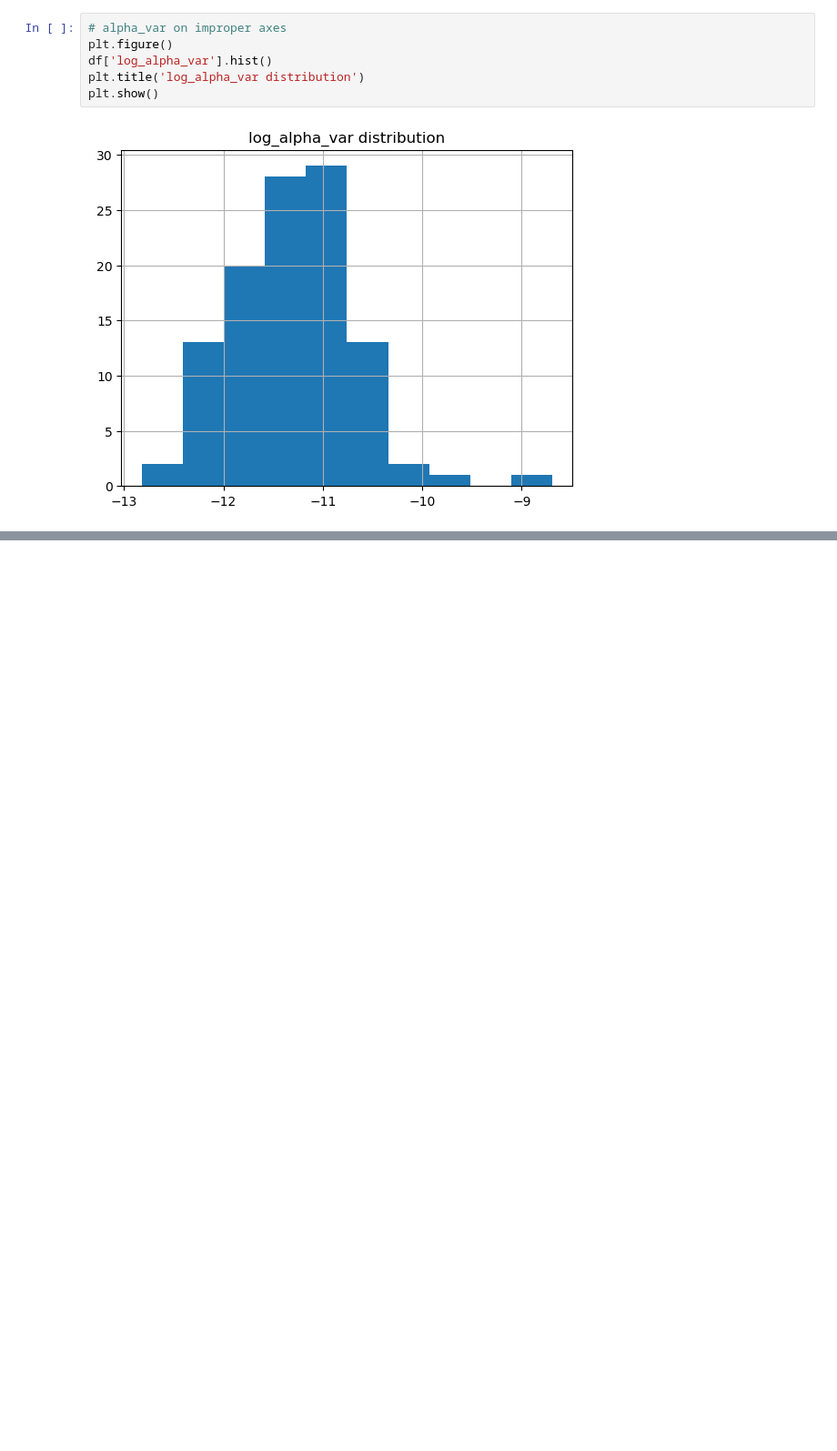
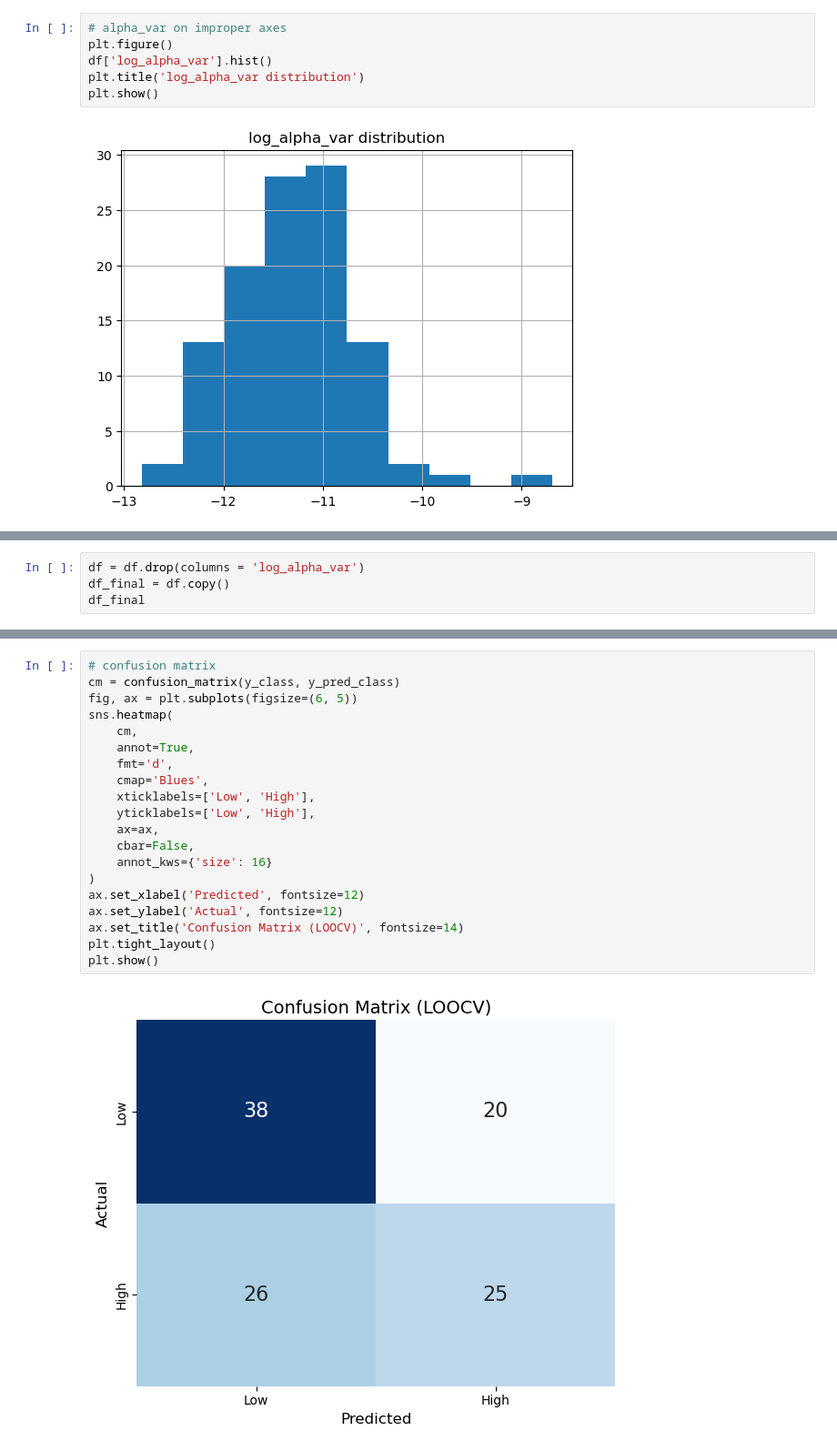
Before and after one commit to AL2024UCSD/EEG-Project, a Jupyter notebook: EDA_daniel.ipynb, the cells around one changed output, grey strips where cells are left out. Shown at 91% size. Saved outputs shown, nothing was run; the diff lists cells and outputs as text; blank space fills up the shorter version.

```diff
--- a/EDA_daniel.ipynb
+++ b/EDA_daniel.ipynb
@@ -398,0 +467,4 @@ plt.show()
+# %%
+df = df.drop(columns = 'log_alpha_var')
+df_final = df.copy()
+df_final
@@ -398,0 +704,22 @@ plt.show()
+# %%
+# confusion matrix
+cm = confusion_matrix(y_class, y_pred_class)
+fig, ax = plt.subplots(figsize=(6, 5))
+sns.heatmap(
+    cm,
+    annot=True,
+    fmt='d',
+    cmap='Blues',
+    xticklabels=['Low', 'High'],
+    yticklabels=['Low', 'High'],
+    ax=ax,
+    cbar=False,
+    annot_kws={'size': 16}
+)
+ax.set_xlabel('Predicted', fontsize=12)
+ax.set_ylabel('Actual', fontsize=12)
+ax.set_title('Confusion Matrix (LOOCV)', fontsize=14)
+plt.tight_layout()
+plt.show()
+# %% [output]
+[figure, added]
```
Also changed, not shown: parts of 29 cells of this notebook.
